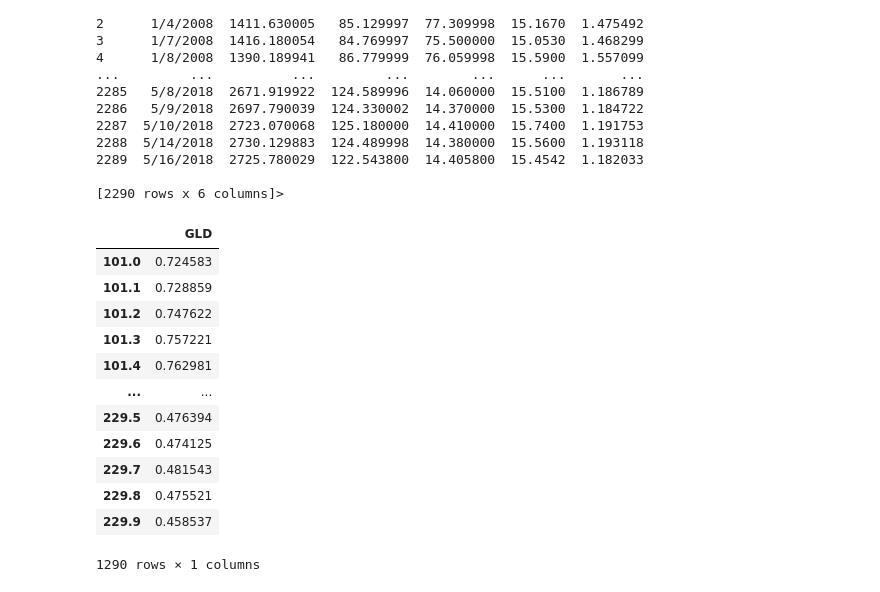
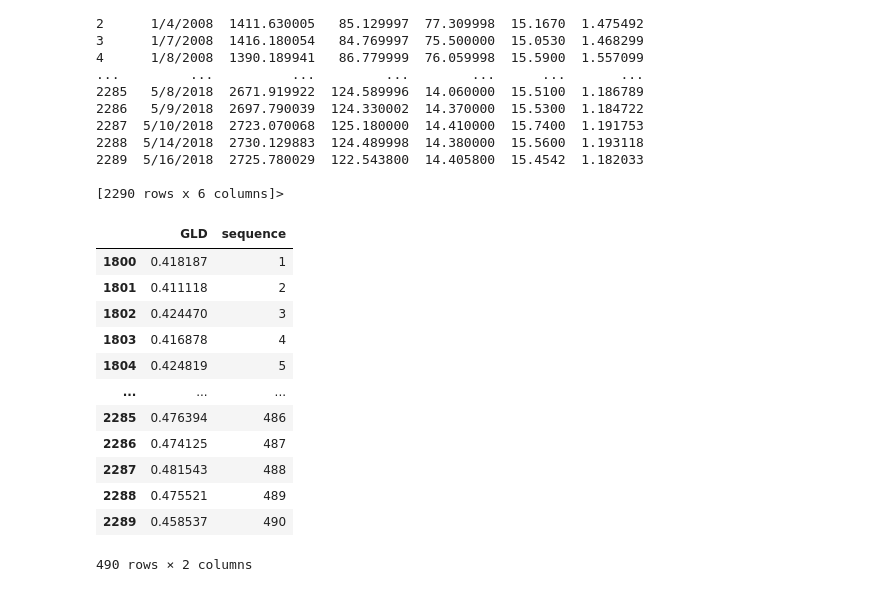
Before and after one commit to FabianZsolt/deeplearning, a Jupyter notebook: Assignments/Exercise project 4 – RNN - LSTM for time series forecasting/Exercise project 4 – RNN - LSTM for time series forecasting.ipynb, the cells around one changed output. Drawn from its saved outputs; the diff is of its cells as text; code cells hidden in the pictures.

Commit message:
First model

```diff
--- a/Assignments/Exercise project 4 – RNN - LSTM for time series forecasting/Exercise project 4 – RNN - LSTM for time series forecasting.ipynb
+++ b/Assignments/Exercise project 4 – RNN - LSTM for time series forecasting/Exercise project 4 – RNN - LSTM for time series forecasting.ipynb
@@ -57,22 +57,23 @@ df.describe
 # %%
 value_column = "GLD"
 scaler = MinMaxScaler()
 df[[value_column]] = scaler.fit_transform(df[[value_column]])
 
-df = df[[value_column]][1000:]
-df.index = df.index * 0.1 + 1
+drop_first_columns = 1800
+df = df[[value_column]][drop_first_columns:]
+df["sequence"] = df.index - drop_first_columns + 1
 df
 # %% [output]
-|  | GLD |
-| 101.0 | 0.724583 |
-| 101.1 | 0.728859 |
-| 101.2 | 0.747622 |
-| 101.3 | 0.757221 |
-| 101.4 | 0.762981 |
-| ... | ... |
-| 229.5 | 0.476394 |
-| 229.6 | 0.474125 |
-| 229.7 | 0.481543 |
-| 229.8 | 0.475521 |
-| 229.9 | 0.458537 |
+|  | GLD | sequence |
+| 1800 | 0.418187 | 1 |
+| 1801 | 0.411118 | 2 |
+| 1802 | 0.424470 | 3 |
+| 1803 | 0.416878 | 4 |
+| 1804 | 0.424819 | 5 |
+| ... | ... | ... |
+| 2285 | 0.476394 | 486 |
+| 2286 | 0.474125 | 487 |
+| 2287 | 0.481543 | 488 |
+| 2288 | 0.475521 | 489 |
+| 2289 | 0.458537 | 490 |
-1290 rows × 1 columns
+490 rows × 2 columns
```
Also changed, not shown: parts of 14 cells of this notebook, 1 other file.
